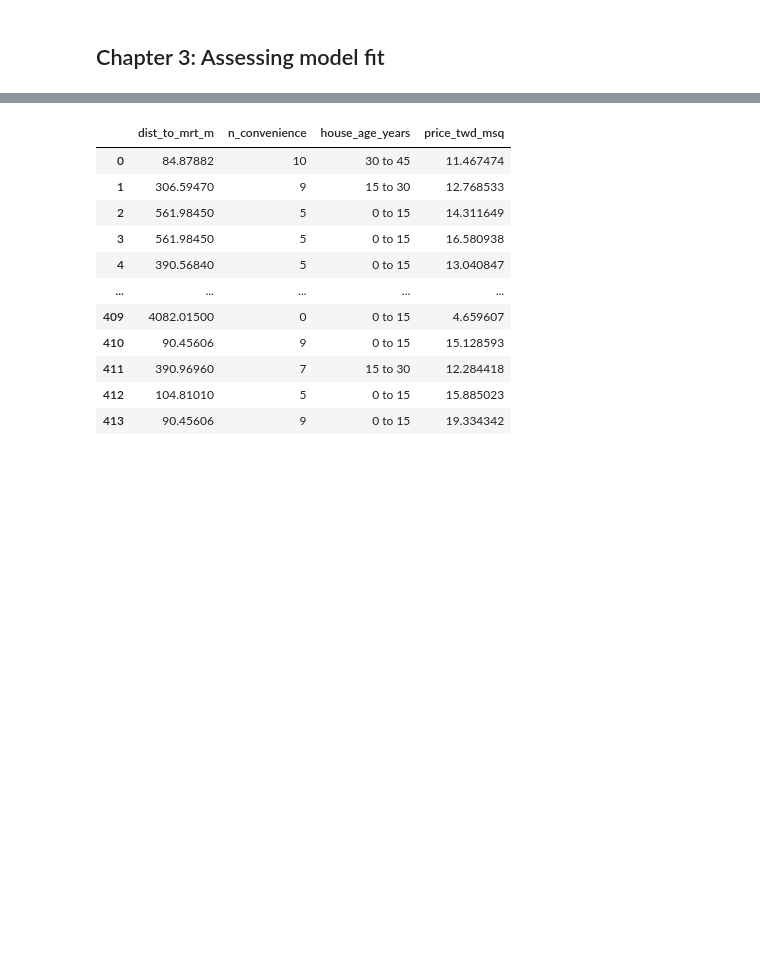
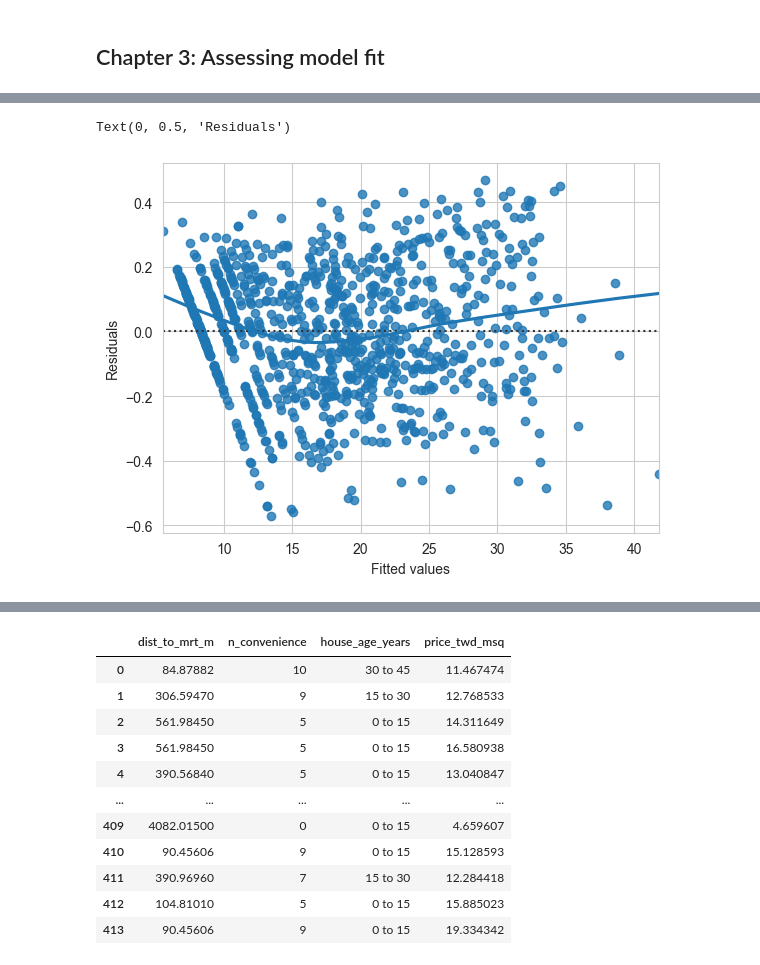
Before and after one commit to rpitchumani/datacamp, a Jupyter notebook: introduction-to-regression-with-statsmodels-in-python/Chapter_3_Introduction_to_Regression_with_statsmodels_in_Python.ipynb, the cells around one changed output, grey strips where cells are left out. Drawn from its saved outputs; the diff is of its cells as text; code cells hidden in the pictures; blank space fills up the shorter version.

```diff
--- a/introduction-to-regression-with-statsmodels-in-python/Chapter_3_Introduction_to_Regression_with_statsmodels_in_Python.ipynb
+++ b/introduction-to-regression-with-statsmodels-in-python/Chapter_3_Introduction_to_Regression_with_statsmodels_in_Python.ipynb
@@ -10,0 +96,7 @@ import seaborn as sns
+# %%
+sns.residplot(x="qdrt_n_impressions", y="qdrt_n_clicks", data=ad_conversion, lowess=True)
+plt.xlabel("Fitted values")
+plt.ylabel("Residuals")
+# %% [output]
+Text(0, 0.5, 'Residuals')
+[figure, added]
```
Also changed, not shown: parts of 46 cells of this notebook, 6 other files.
